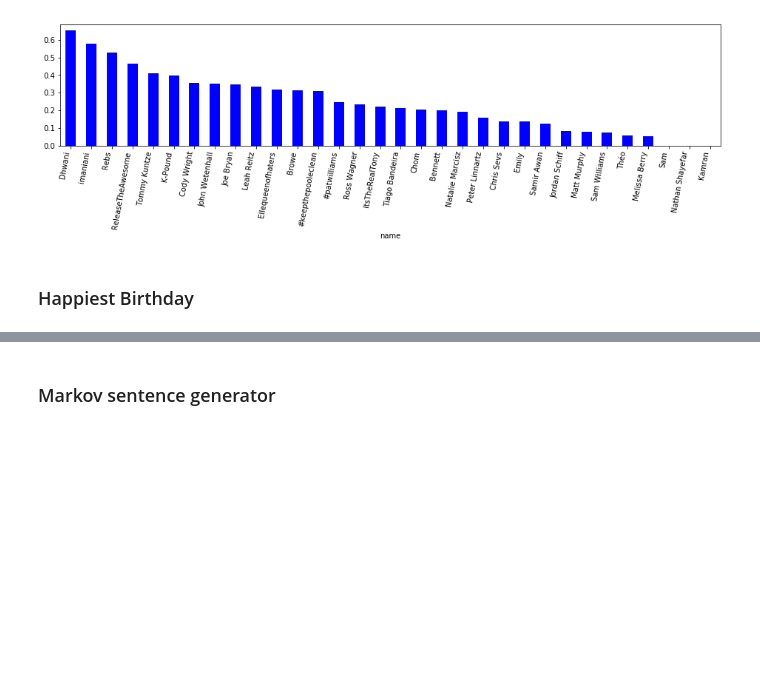
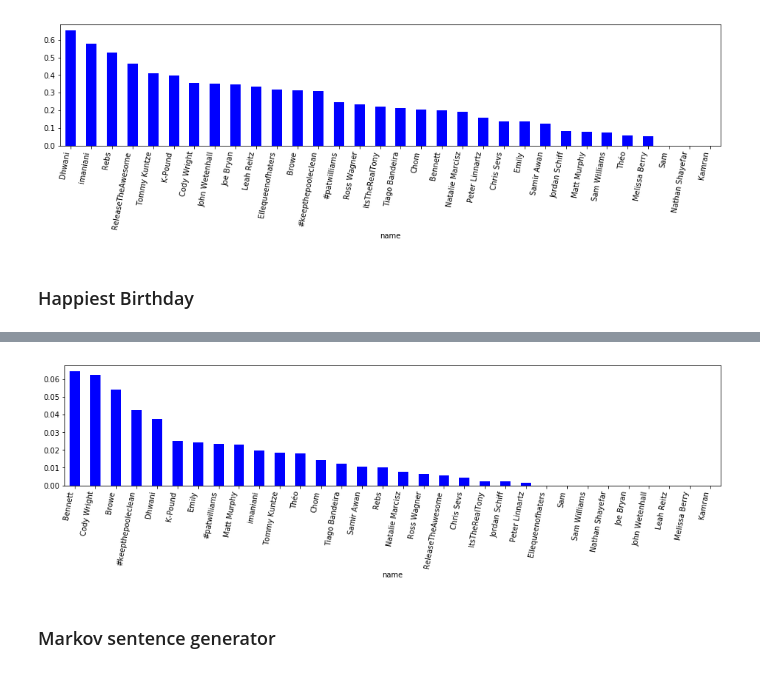
Before and after one commit to joeb1415/line, a Jupyter notebook: line_analysis.ipynb, the cells around one changed output, grey strips where cells are left out. Saved outputs shown, nothing was run; the diff lists cells and outputs as text; code cells hidden in the pictures; blank space fills up the shorter version.

```diff
--- a/line_analysis.ipynb
+++ b/line_analysis.ipynb
@@ -226,10 +276,9 @@ ax = ax.set_xticklabels(ax.get_xticklabels(), ha='right')
 # %%
-birthday = records[(records['birthday'] > 0) & (records.index.hour > 5)]
-first_times = birthday.groupby(birthday.index.date)['timestamp'].agg('min')
-first_messages = records.loc[first_times]
+exclaim_count = records.groupby('name')['birthday'].agg('sum')
 
-first_count = first_messages.groupby('name')['timestamp'].count()
-sorted_first_count = first_count.sort_values(ascending=False)
+exclaim_rate = exclaim_count / count
+exclaim_rate = exclaim_rate.sort_values(ascending=False)
 
-ax = sorted_first_count.plot(kind='bar', rot=80, figsize=(16, 3), color='b')
+ax = exclaim_rate.plot(kind='bar', rot=80, figsize=(16, 3), color='b')
+ax = ax.set_xticklabels(ax.get_xticklabels(), ha='right')
 # %% [output]
@@ -255,3 +285,4 @@ Name: timestamp, dtype: datetime64[ns, US/Pacific]
+[figure, added]
 # %% [markdown]
 ### Markov sentence generator
 # %%
```
Also changed, not shown: parts of 4 cells of this notebook, 1 other file.
